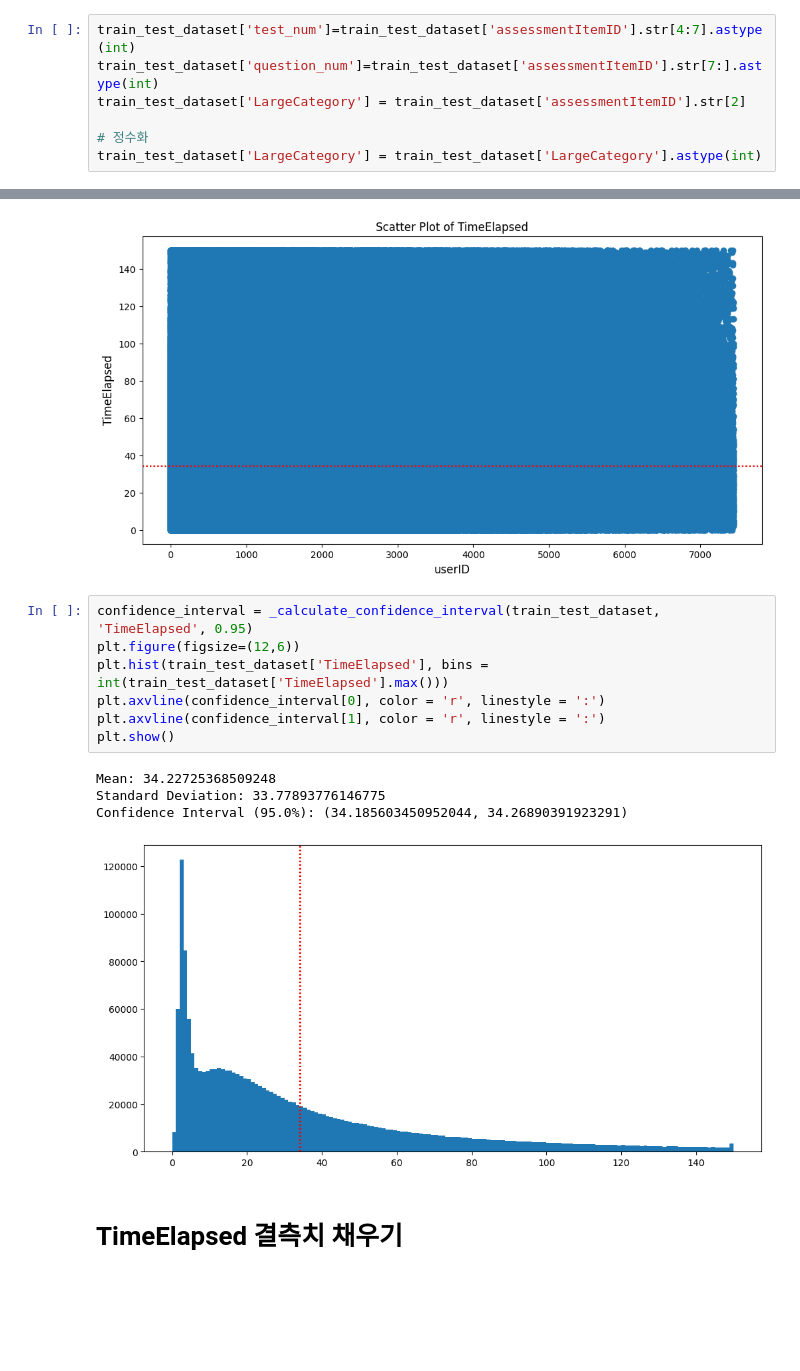
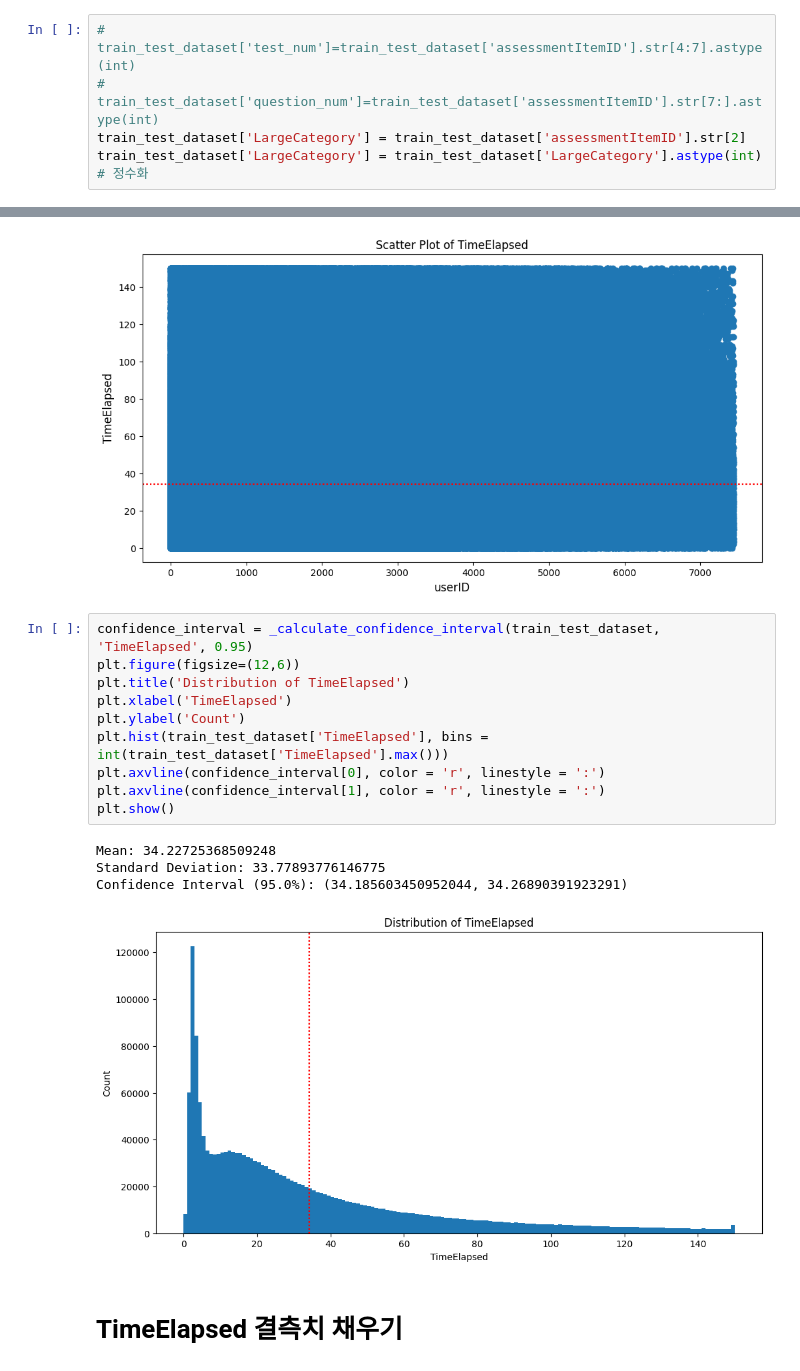
Before and after one commit to boostcampaitech5/level2_dkt-recsys-10, a Jupyter notebook: EDA/preprocess_all_data.ipynb, the cells around one changed output, grey strips where cells are left out. Cells and saved outputs as stored; diff of their text form; blank space fills up the shorter version.

```diff
--- a/EDA/preprocess_all_data.ipynb
+++ b/EDA/preprocess_all_data.ipynb
@@ -43,11 +42,9 @@ train_test_dataset = train_test_dataset.reset_index(drop=True)
 > `assessmentItemID` ex_A080080003의 index=2 문자는 1-9 범위의 대분류이다
 # %%
-train_test_dataset['test_num']=train_test_dataset['assessmentItemID'].str[4:7].astype(int)
-train_test_dataset['question_num']=train_test_dataset['assessmentItemID'].str[7:].astype(int)
+# train_test_dataset['test_num']=train_test_dataset['assessmentItemID'].str[4:7].astype(int)
+# train_test_dataset['question_num']=train_test_dataset['assessmentItemID'].str[7:].astype(int)
 train_test_dataset['LargeCategory'] = train_test_dataset['assessmentItemID'].str[2]
-
-# 정수화
-train_test_dataset['LargeCategory'] = train_test_dataset['LargeCategory'].astype(int)
+train_test_dataset['LargeCategory'] = train_test_dataset['LargeCategory'].astype(int) # 정수화
 # %% [markdown]
 # Timestamp
 # %% [markdown]
@@ -210,15 +205,18 @@ Confidence Interval (95.0%): (34.185603450952044, 34.26890391923291)
 # %%
 confidence_interval = _calculate_confidence_interval(train_test_dataset, 'TimeElapsed', 0.95)
 plt.figure(figsize=(12,6))
+plt.title('Distribution of TimeElapsed')
+plt.xlabel('TimeElapsed')
+plt.ylabel('Count')
 plt.hist(train_test_dataset['TimeElapsed'], bins = int(train_test_dataset['TimeElapsed'].max()))
 plt.axvline(confidence_interval[0], color = 'r', linestyle = ':')
 plt.axvline(confidence_interval[1], color = 'r', linestyle = ':')
 plt.show()
 # %% [output]
 Mean: 34.22725368509248
 Standard Deviation: 33.77893776146775
 Confidence Interval (95.0%): (34.185603450952044, 34.26890391923291)
-[figure, old version]
+[figure, new version]
 # %% [markdown]
 # TimeElapsed 결측치 채우기
 # %% [markdown]
```
Also changed, not shown: parts of 19 cells of this notebook.
